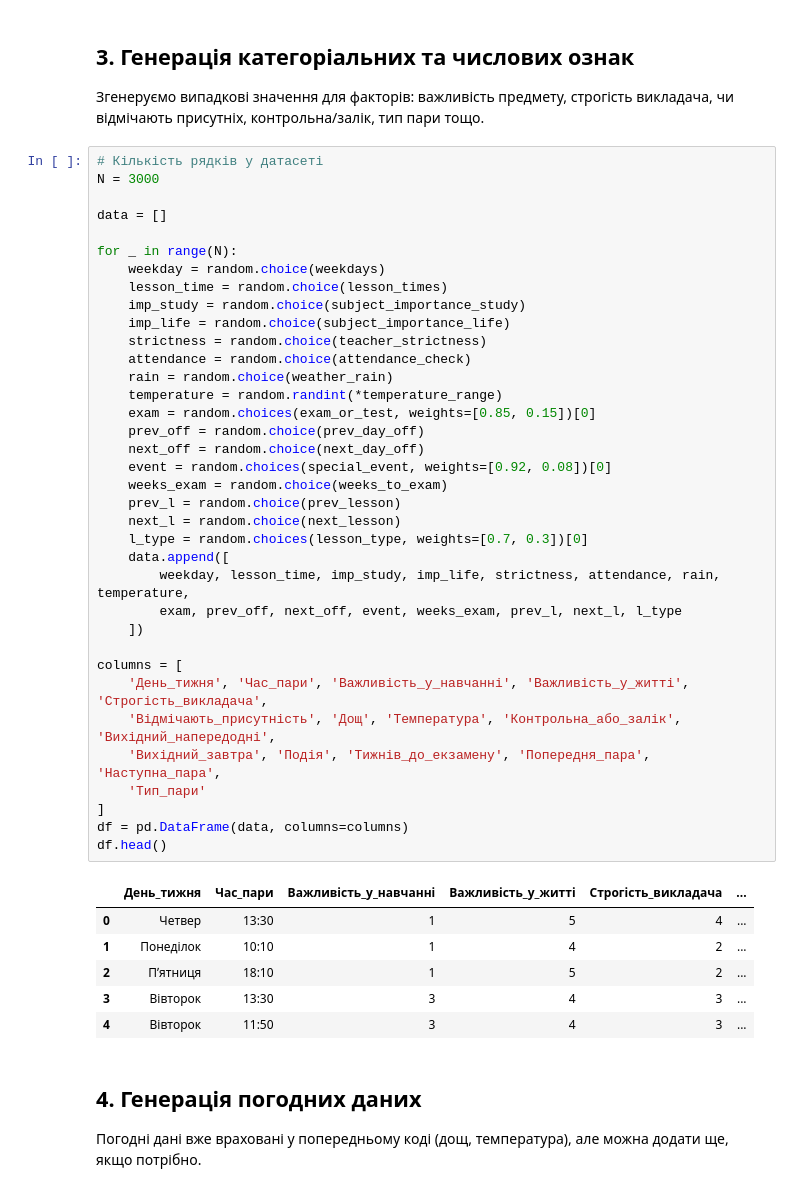
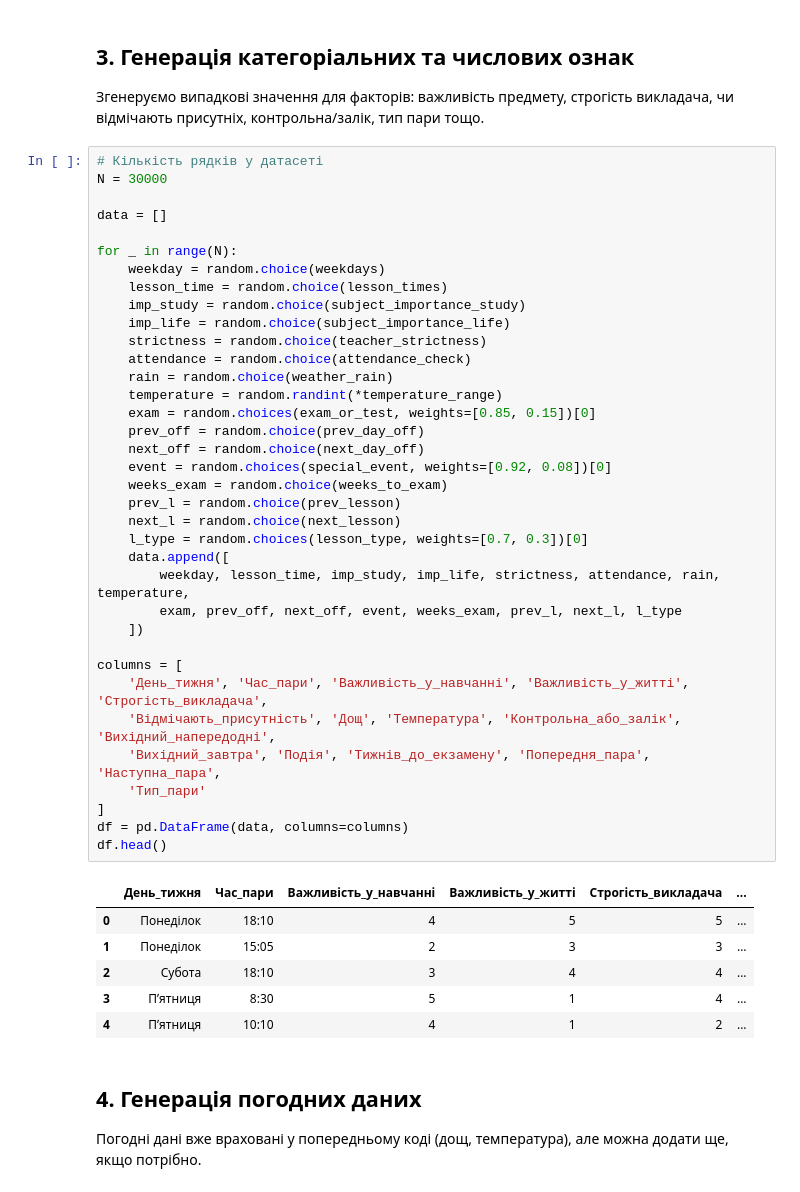
Before and after one commit to litvix-whale/llm, a Jupyter notebook: student_attendance_dataset_generation.ipynb, the cells around one changed output. Saved outputs shown, nothing was run; the diff lists cells and outputs as text.

```diff
--- a/student_attendance_dataset_generation.ipynb
+++ b/student_attendance_dataset_generation.ipynb
@@ -40,7 +40,7 @@ lesson_type = ['Лекція', 'Лабораторна']
 Згенеруємо випадкові значення для факторів: важливість предмету, строгість викладача, чи відмічають присутніх, контрольна/залік, тип пари тощо.
 # %%
 # Кількість рядків у датасеті
-N = 3000
+N = 30000
 
 data = []
 
@@ -49,38 +49,38 @@ for _ in range(N):
     lesson_time = random.choice(lesson_times)
     imp_study = random.choice(subject_importance_study)
     imp_life = random.choice(subject_importance_life)
     strictness = random.choice(teacher_strictness)
     attendance = random.choice(attendance_check)
     rain = random.choice(weather_rain)
     temperature = random.randint(*temperature_range)
     exam = random.choices(exam_or_test, weights=[0.85, 0.15])[0]
     prev_off = random.choice(prev_day_off)
     next_off = random.choice(next_day_off)
     event = random.choices(special_event, weights=[0.92, 0.08])[0]
     weeks_exam = random.choice(weeks_to_exam)
     prev_l = random.choice(prev_lesson)
     next_l = random.choice(next_lesson)
     l_type = random.choices(lesson_type, weights=[0.7, 0.3])[0]
     data.append([
         weekday, lesson_time, imp_study, imp_life, strictness, attendance, rain, temperature,
         exam, prev_off, next_off, event, weeks_exam, prev_l, next_l, l_type
     ])
 
 columns = [
     'День_тижня', 'Час_пари', 'Важливість_у_навчанні', 'Важливість_у_житті', 'Строгість_викладача',
     'Відмічають_присутність', 'Дощ', 'Температура', 'Контрольна_або_залік', 'Вихідний_напередодні',
     'Вихідний_завтра', 'Подія', 'Тижнів_до_екзамену', 'Попередня_пара', 'Наступна_пара',
     'Тип_пари'
 ]
 df = pd.DataFrame(data, columns=columns)
 df.head()
 # %% [output]
 |  | День_тижня | Час_пари | Важливість_у_навчанні | Важливість_у_житті | Строгість_викладача | ... |
-| 0 | Четвер | 13:30 | 1 | 5 | 4 | ... |
-| 1 | Понеділок | 10:10 | 1 | 4 | 2 | ... |
-| 2 | Пʼятниця | 18:10 | 1 | 5 | 2 | ... |
-| 3 | Вівторок | 13:30 | 3 | 4 | 3 | ... |
-| 4 | Вівторок | 11:50 | 3 | 4 | 3 | ... |
+| 0 | Понеділок | 18:10 | 4 | 5 | 5 | ... |
+| 1 | Понеділок | 15:05 | 2 | 3 | 3 | ... |
+| 2 | Субота | 18:10 | 3 | 4 | 4 | ... |
+| 3 | Пʼятниця | 8:30 | 5 | 1 | 4 | ... |
+| 4 | Пʼятниця | 10:10 | 4 | 1 | 2 | ... |
 # %% [markdown]
 ## 4. Генерація погодних даних
 
```
Also changed, not shown: parts of 2 cells of this notebook, 3 other files.
